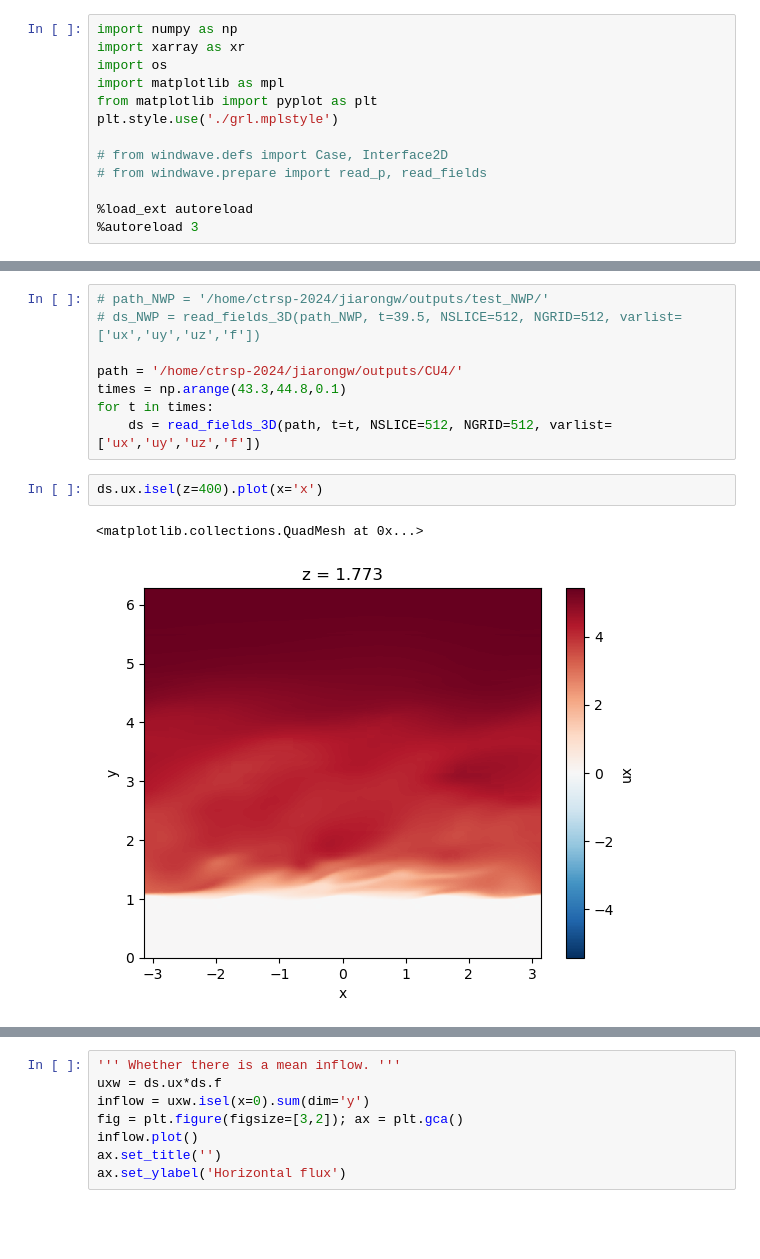
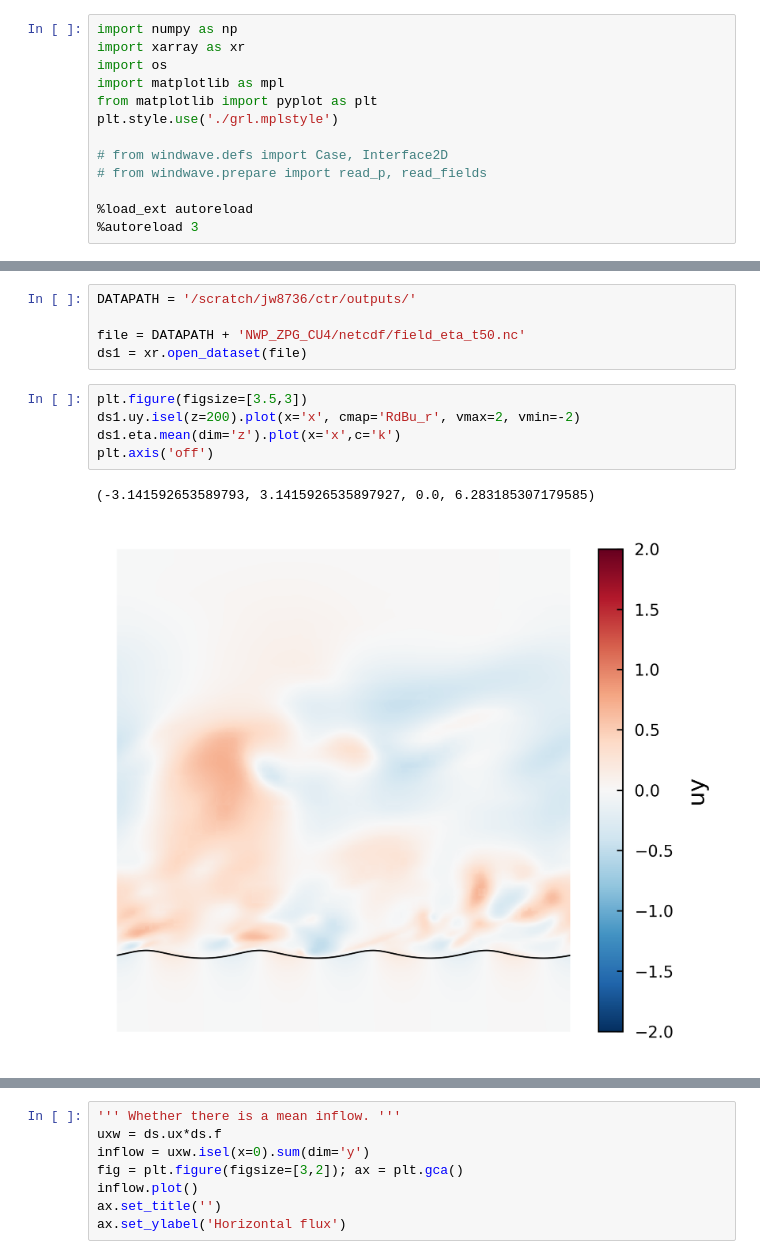
Before and after one commit to jiarong-wu/ctr, a Jupyter notebook: post-processing/windwave/notebooks/data_3D.ipynb, the cells around one changed output, grey strips where cells are left out. Saved outputs shown, nothing was run; the diff lists cells and outputs as text; blank space fills up the shorter version.

Commit message:
Post processing and figure code.

```diff
--- a/post-processing/windwave/notebooks/data_3D.ipynb
+++ b/post-processing/windwave/notebooks/data_3D.ipynb
@@ -61,13 +14,13 @@ def read_fields_3D (path, t, NSLICE=256, NGRID=512, varlist=['ux','uy','uz','f']
-# %%
-# path_NWP = '/home/ctrsp-2024/jiarongw/outputs/test_NWP/'
-# ds_NWP = read_fields_3D(path_NWP, t=39.5, NSLICE=512, NGRID=512, varlist=['ux','uy','uz','f'])
-
-path = '/home/ctrsp-2024/jiarongw/outputs/CU4/'
-times = np.arange(43.3,44.8,0.1)
-for t in times:
-    ds = read_fields_3D(path, t=t, NSLICE=512, NGRID=512, varlist=['ux','uy','uz','f'])
-# %%
-ds.ux.isel(z=400).plot(x='x')
-# %% [output]
-<matplotlib.collections.QuadMesh at 0x...>
-[figure, removed]
+# %%
+DATAPATH = '/scratch/jw8736/ctr/outputs/'
+
+file = DATAPATH + 'NWP_ZPG_CU4/netcdf/field_eta_t50.nc'
+ds1 = xr.open_dataset(file)
+# %%
+plt.figure(figsize=[3.5,3])
+ds1.uy.isel(z=200).plot(x='x', cmap='RdBu_r', vmax=2, vmin=-2)
+ds1.eta.mean(dim='z').plot(x='x',c='k')
+plt.axis('off')
+# %% [output]
+(-3.141592653589793, 3.1415926535897927, 0.0, 6.283185307179585)
+[figure, added]
```
Also changed, not shown: parts of 3 cells of this notebook, 26 other files.
